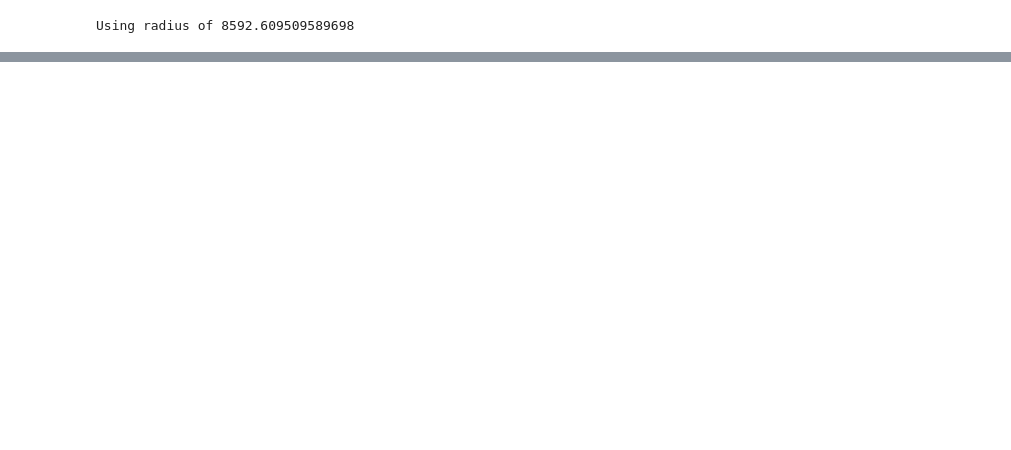
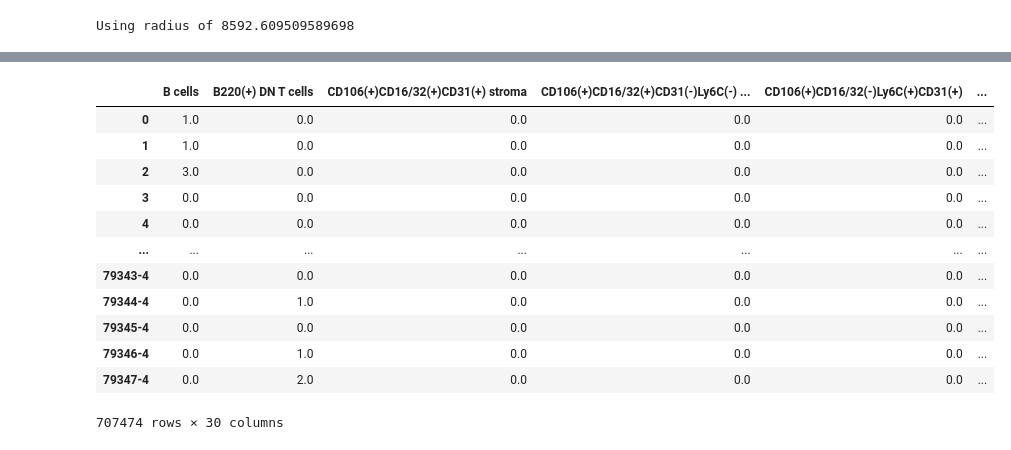
Before and after one commit to lltk123/spatiocell, a Jupyter notebook: Example1.ipynb, the cells around one changed output, grey strips where cells are left out. Cells and saved outputs as stored; diff of their text form; code cells hidden in the pictures; blank space fills up the shorter version.

```diff
--- a/Example1.ipynb
+++ b/Example1.ipynb
@@ -106,0 +109,16 @@ AnnData object with n_obs × n_vars = 707474 × 29
+# %%
+fig_df
+# %% [output]
+|  | B cells | B220(+) DN T cells | CD106(+)CD16/32(+)CD31(+) stroma | CD106(+)CD16/32(+)CD31(-)Ly6C(-) ... | CD106(+)CD16/32(-)Ly6C(+)CD31(+) | ... |
+| 0 | 1.0 | 0.0 | 0.0 | 0.0 | 0.0 | ... |
+| 1 | 1.0 | 0.0 | 0.0 | 0.0 | 0.0 | ... |
+| 2 | 3.0 | 0.0 | 0.0 | 0.0 | 0.0 | ... |
+| 3 | 0.0 | 0.0 | 0.0 | 0.0 | 0.0 | ... |
+| 4 | 0.0 | 0.0 | 0.0 | 0.0 | 0.0 | ... |
+| ... | ... | ... | ... | ... | ... | ... |
+| 79343-4 | 0.0 | 0.0 | 0.0 | 0.0 | 0.0 | ... |
+| 79344-4 | 0.0 | 1.0 | 0.0 | 0.0 | 0.0 | ... |
+| 79345-4 | 0.0 | 0.0 | 0.0 | 0.0 | 0.0 | ... |
+| 79346-4 | 0.0 | 1.0 | 0.0 | 0.0 | 0.0 | ... |
+| 79347-4 | 0.0 | 2.0 | 0.0 | 0.0 | 0.0 | ... |
+707474 rows × 30 columns
```
Also changed, not shown: parts of 15 cells of this notebook, 1 other file.
